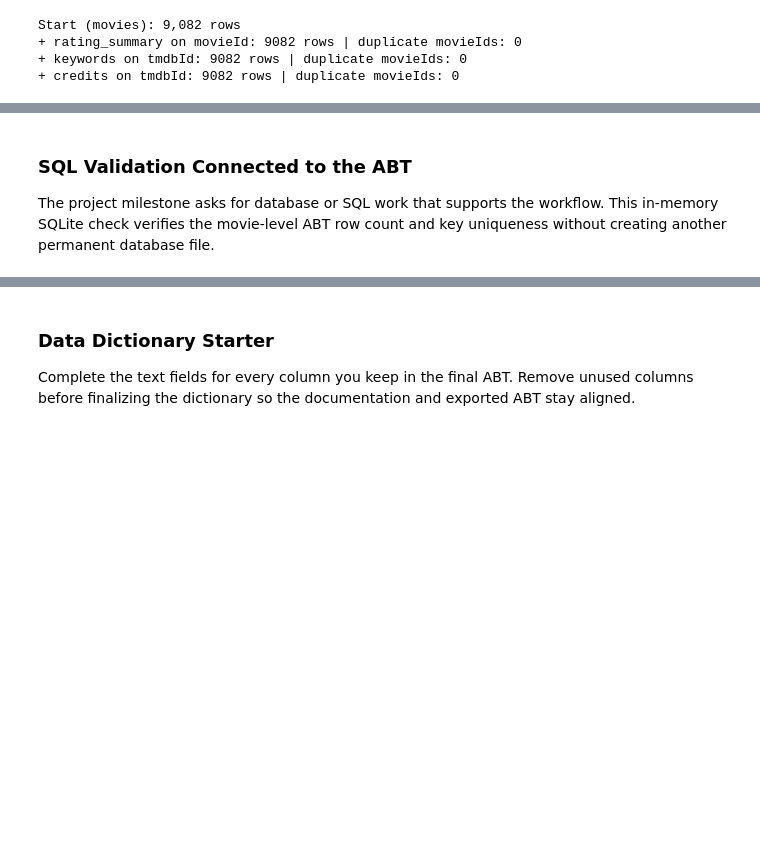
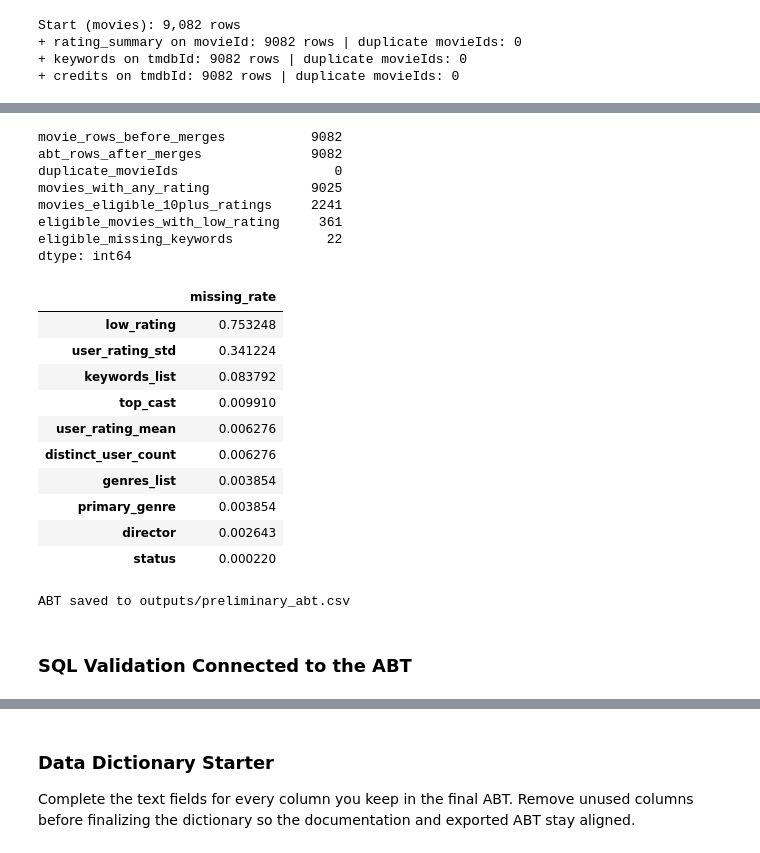
Before and after one commit to JoeG-UTSA/BAN6003-TermProject-JoeGarcia, a Jupyter notebook: notebooks/movies_project_starter.ipynb, the cells around one changed output, grey strips where cells are left out. Cells and saved outputs as stored; diff of their text form; code cells hidden in the pictures; blank space fills up the shorter version.

Commit message:
Working on ABT draft and validations.

```diff
--- a/notebooks/movies_project_starter.ipynb
+++ b/notebooks/movies_project_starter.ipynb
@@ -553,5 +574,40 @@ Start (movies): 9,082 rows
+# %%
+#Step 5: Validate the ABT row counts, duplicate keys and missing values after each merge and transformation.
+abt_validation = pd.Series({
+    "movie_rows_before_merges" : len(movies_clean),
+    "abt_rows_after_merges" : len(abt),
+    "duplicate_movieIds" : abt["movieId"].duplicated().sum(),
+    "movies_with_any_rating" : (abt["user_rating_count"] > 0).sum(),
+    "movies_eligible_10plus_ratings" : abt["rating_eligible"].sum(),
+    "eligible_movies_with_low_rating" : int((abt["low_rating"] == 1).sum()),
+    "eligible_missing_keywords" : int(((abt["rating_eligible"] == 1) & (abt["has_keywords"] == 0)).sum()),
+})
+display(abt_validation)
+display(abt.isna().mean().sort_values(ascending=False).head(10).to_frame('missing_rate'))
+
+abt.to_csv("../outputs/preliminary_abt.csv", index=False)
+print("ABT saved to outputs/preliminary_abt.csv")
+# %% [output]
+movie_rows_before_merges           9082
+abt_rows_after_merges              9082
+duplicate_movieIds                    0
+movies_with_any_rating             9025
+movies_eligible_10plus_ratings     2241
+eligible_movies_with_low_rating     361
+eligible_missing_keywords            22
+dtype: int64
+|  | missing_rate |
+| low_rating | 0.753248 |
+| user_rating_std | 0.341224 |
+| keywords_list | 0.083792 |
+| top_cast | 0.009910 |
+| user_rating_mean | 0.006276 |
+| distinct_user_count | 0.006276 |
+| genres_list | 0.003854 |
+| primary_genre | 0.003854 |
+| director | 0.002643 |
+| status | 0.000220 |
+ABT saved to outputs/preliminary_abt.csv
 # %% [markdown]
 ### SQL Validation Connected to the ABT
-
-The project milestone asks for database or SQL work that supports the workflow. This in-memory SQLite check verifies the movie-level ABT row count and key uniqueness without creating another permanent database file.
 # %%
```
Also changed, not shown: parts of 4 cells of this notebook, 2 other files.
